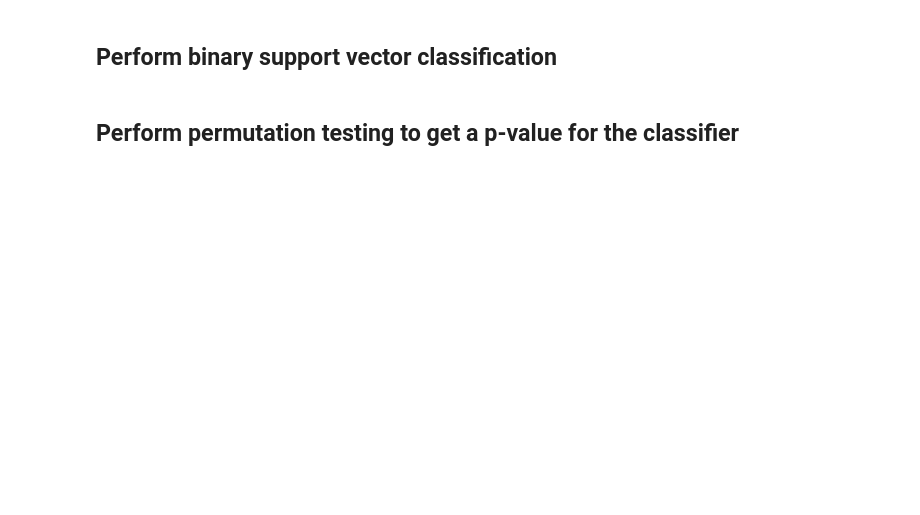
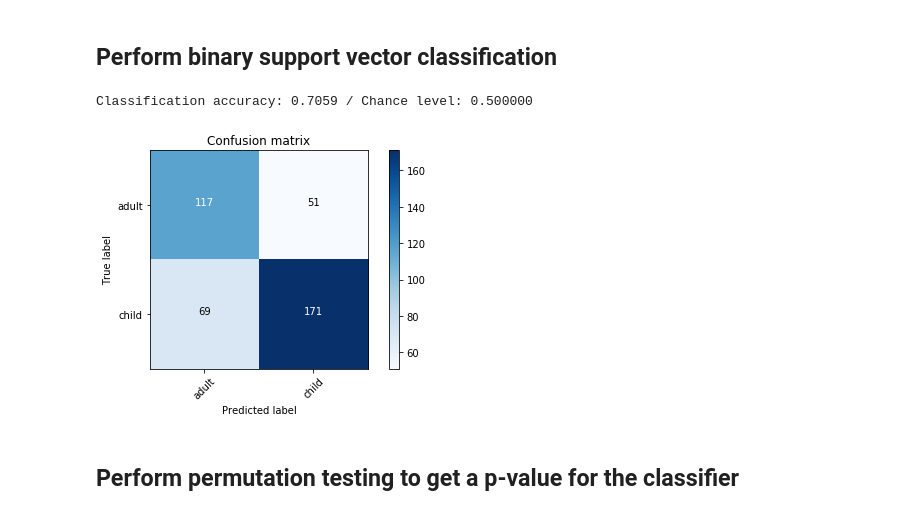
Before and after one commit to catcamacho/fmri_machlearn, a Jupyter notebook: 2_BuildClassifiers.ipynb, the cells around one changed output. Saved outputs shown, nothing was run; the diff lists cells and outputs as text; code cells hidden in the pictures; blank space fills up the shorter version.

```diff
--- a/2_BuildClassifiers.ipynb
+++ b/2_BuildClassifiers.ipynb
@@ -210,7 +294,7 @@ if type_svm == 'binary':
     # Perform the support vector classification
     from nilearn.input_data import NiftiMasker
     from sklearn.svm import SVC
-    from sklearn.feature_selection import f_classif, SelectPercentile, SelectFdr
+    from sklearn.feature_selection import f_classif, SelectPercentile
     from sklearn.pipeline import Pipeline
 
     # Set up the support vector classifier
@@ -227,6 +311,7 @@ if type_svm == 'binary':
     X = X[mask]
     maskedlabels=labels[mask]
     fs_svc.fit(X, maskedlabels)
+
     # Obtain prediction values via cross validation
     from sklearn.model_selection import cross_validate, LeaveOneGroupOut, cross_val_predict
 
@@ -236,51 +321,63 @@ if type_svm == 'binary':
     y_pred = cross_val_predict(fs_svc, X, y=maskedlabels, n_jobs=10,
                                groups=conditions['subject'][mask], cv=loso)
 
-    classification_accuracy = cv_scores['test_score'].mean()
-
-    print("Classification accuracy: %.4f / Chance level: %f" %
-          (classification_accuracy, 1. / len(labels.unique())))
-
-    results_file.write("Classification accuracy: %.4f / Chance level: %f \n" %
-    (classification_accuracy, 1. / len(labels.unique())))
-
     ## Save the SVM weights to a nifti
     coef = svc.coef_
     coef = feature_selection.inverse_transform(coef)
     weight_img = masker.inverse_transform(coef)
     weight_img.to_filename(output_dir + '/svmweights_'+ analysis +'.nii.gz')
+
+    ## Calculate performance metrics
+    from sklearn.metrics import recall_score, precision_score
+
+    classification_accuracy = cv_scores['test_score'].mean()
+    chance = 1. / len(labels.unique())
+    print("Classification accuracy: %.4f / Chance level: %f" %
+          (classification_accuracy, chance))
+
+    for label in labels.unique():
+        sensitivity = recall_score(maskedlabels,y_pred,labels=[label],average='weighted')
+        precision = precision_score(maskedlabels,y_pred,labels=[label],average='weighted')
+
+        results_file.write("%s: classification accuracy: %.4f / chance level: %f / sensitivity: %f / precision: %f \n" %
+        (label, classification_accuracy, chance, sensitivity, precision))
 
     # compute and display a confusion matrix
     from sklearn.metrics import confusion_matrix
     from numpy import set_printoptions
     import itertools
     import matplotlib.pyplot as plt
 
     cnf_matrix = confusion_matrix(maskedlabels, y_pred)
     set_printoptions(precision=2)
     classes = maskedlabels.unique()
 
     def plot_confusion_matrix(cm, classes):
         from numpy import arange
         plt.imshow(cm, interpolation='nearest', cmap=plt.cm.Blues)
         plt.title('Confusion matrix')
         plt.colorbar()
         tick_marks = arange(len(classes))
         plt.xticks(tick_marks, classes, rotation=45)
         plt.yticks(tick_marks, classes)
 
         thresh = cm.max() / 2.
         for i, j in itertools.product(range(cm.shape[0]), range(cm.shape[1])):
             plt.text(j, i, format(cm[i, j],  'd'),
                      horizontalalignment='center',
-                     color='white' if cm[i, j] > thresh-1 else 'black')
+                     color='white' if cm[i, j] > thresh else 'black')
 
         plt.tight_layout()
         plt.ylabel('True label')
         plt.xlabel('Predicted label')
 
     plot_confusion_matrix(cnf_matrix, classes)
-    plt.savefig(output_dir + '/confusion_matrix_' + analysis + '.png', transparent=True)
+    plt.savefig(output_dir + '/confusion_matrix_' + analysis + '.svg', transparent=True)
+
+    results_file.close()
+# %% [output]
+Classification accuracy: 0.7059 / Chance level: 0.500000
+[figure, added]
 # %% [markdown]
 ## Perform permutation testing to get a p-value for the classifier
 # %%
```
Also changed, not shown: parts of 4 cells of this notebook, 1 other file.
